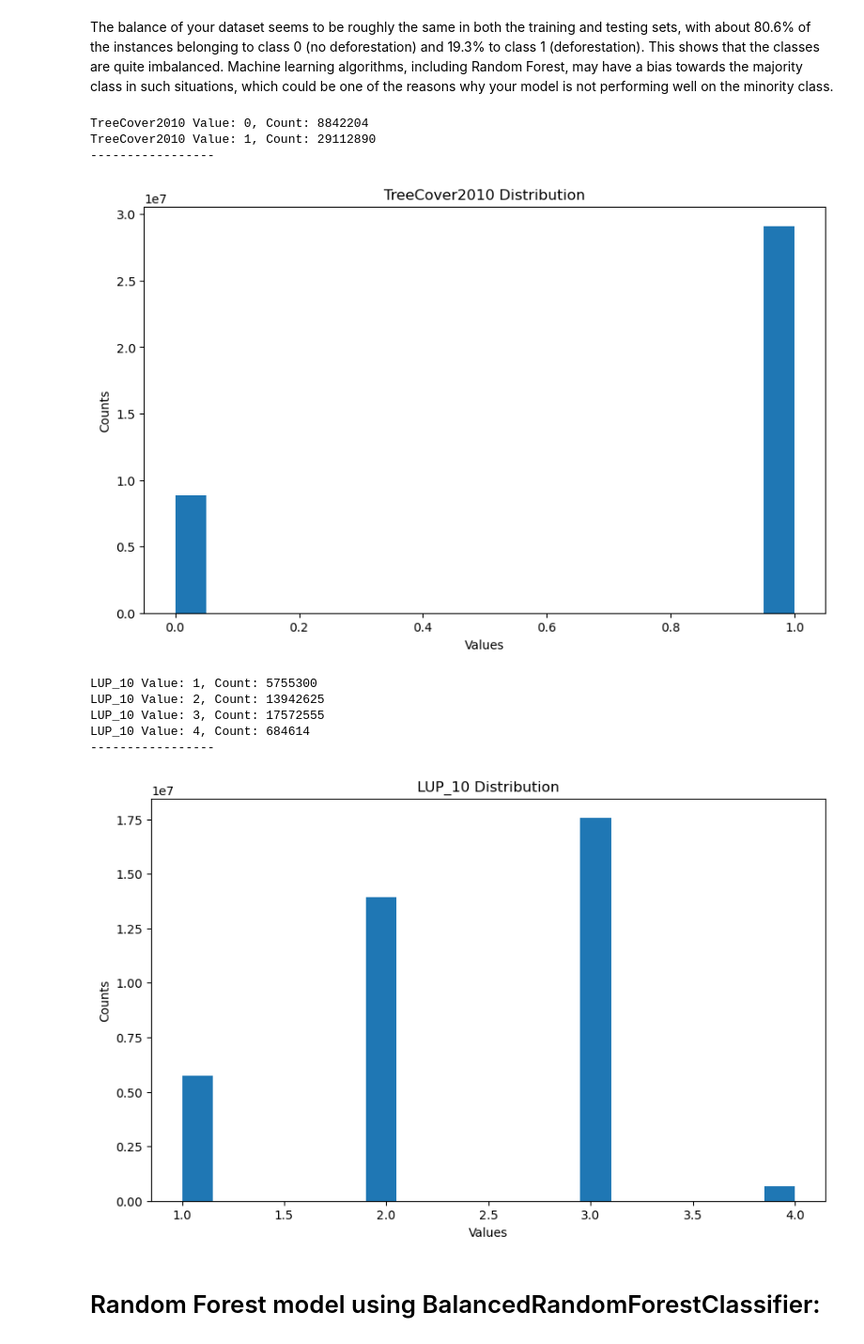
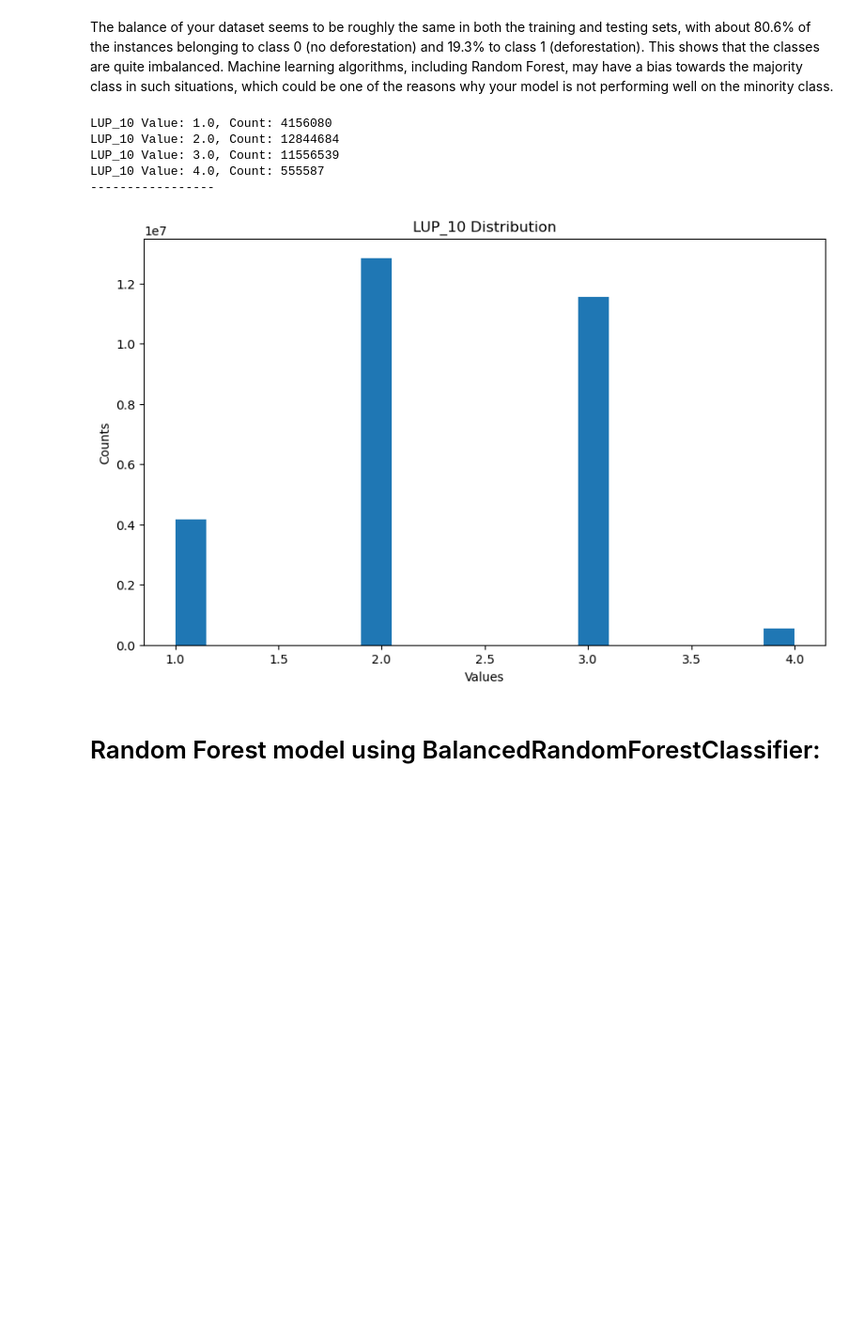
Before and after one commit to cp-PYFOREST/PYFOREST-ML, a Jupyter notebook: 04-models/BalancedRandomForestClassifier.ipynb, the cells around one changed output. Shown at 94% size. Saved outputs shown, nothing was run; the diff lists cells and outputs as text; code cells hidden in the pictures; blank space fills up the shorter version.

```diff
--- a/04-models/BalancedRandomForestClassifier.ipynb
+++ b/04-models/BalancedRandomForestClassifier.ipynb
@@ -48,15 +44,15 @@ def read_tiff_image(file_path):
     with rasterio.open(file_path) as src:
         return src.read(1)
 # %%
-# List of paths to the raster files excluding 'deforestation11_20_masked.tif'
-feature_files = [os.path.join(rasters_dir, file_name) for file_name in os.listdir(rasters_dir) if 'deforestation11_20_masked.tif' not in file_name]
+# List of paths to the raster files to be used as features
+feature_files = [os.path.join(FEATURES_DIR[0], 'lup_10_treemask.tif')]
 
-# Then you can use this list of raster_files to create feature_data_arrays and raster_data_flat:
+# Then you can use this list of feature_files to create feature_data_arrays and feature_data_flat:
 feature_data_arrays = [read_tiff_image(file_path) for file_path in feature_files]
 feature_data_flat = [data_array.flatten() for data_array in feature_data_arrays]
 
 # Path to the y_file
-y_file = os.path.join(rasters_dir, 'deforestation11_20_masked.tif')
+y_file = os.path.join(MASKED_RASTERS_DIR[0], 'deforestation11_20_masked.tif')
 # %%
 feature_files
 # %% [output]
@@ -181,40 +174,37 @@ The balance of your dataset seems to be roughly the same in both the training an
 # %%
 # Create a list to hold your feature file paths
 
 
 # Define the labels for your features
-feature_labels = ['TreeCover2010', 'LUP_10']
+#feature_labels = ['LUP_10', 'Precipitation', 'River','Road', 'Soil']
+feature_labels = ['LUP_10']
 
 
 
 
 for i, feature in enumerate(feature_labels):
     unique_values, counts = np.unique(X_cleaned[:, i], return_counts=True)
 
     # Print the counts for each unique value
     for value, count in zip(unique_values, counts):
         print(f'{feature} Value: {value}, Count: {count}')
 
     print('-----------------')
 
     # Plot histogram
     plt.figure(figsize=(10, 6))
     plt.hist(X_cleaned[:, i], bins=20)
     plt.title(f'{feature} Distribution')
     plt.xlabel('Values')
     plt.ylabel('Counts')
     plt.show()
 # %% [output]
-TreeCover2010 Value: 0, Count: 8842204
-TreeCover2010 Value: 1, Count: 29112890
+LUP_10 Value: 1.0, Count: 4156080
+LUP_10 Value: 2.0, Count: 12844684
+LUP_10 Value: 3.0, Count: 11556539
+LUP_10 Value: 4.0, Count: 555587
 -----------------
-[figure, old version]
+[figure, new version]
-LUP_10 Value: 1, Count: 5755300
-LUP_10 Value: 2, Count: 13942625
-LUP_10 Value: 3, Count: 17572555
-LUP_10 Value: 4, Count: 684614
------------------
-[figure, removed]
 # %% [markdown]
 # Random Forest model using BalancedRandomForestClassifier:
 # %%
```
Also changed, not shown: parts of 13 cells of this notebook, 7 other files.
